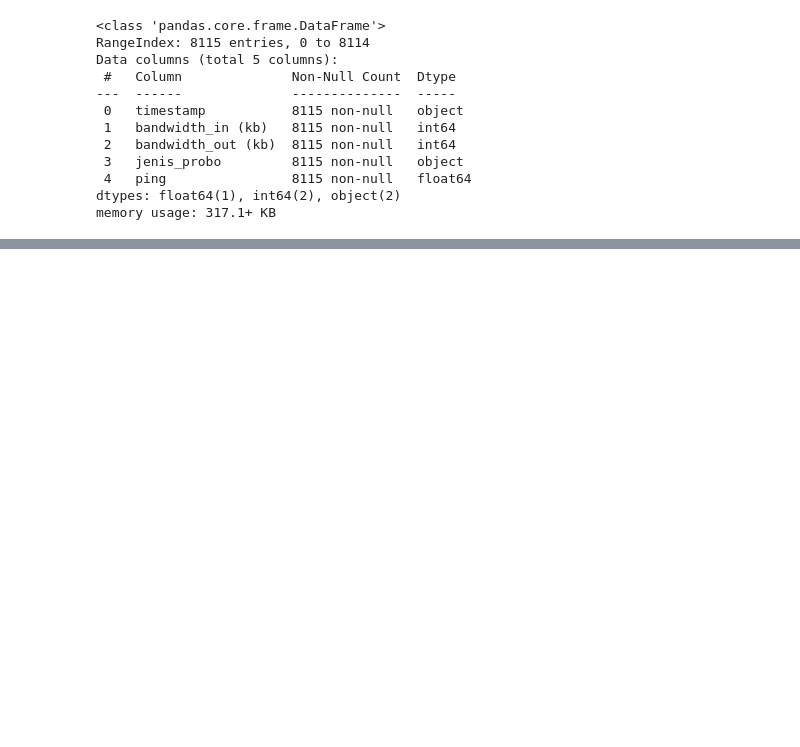
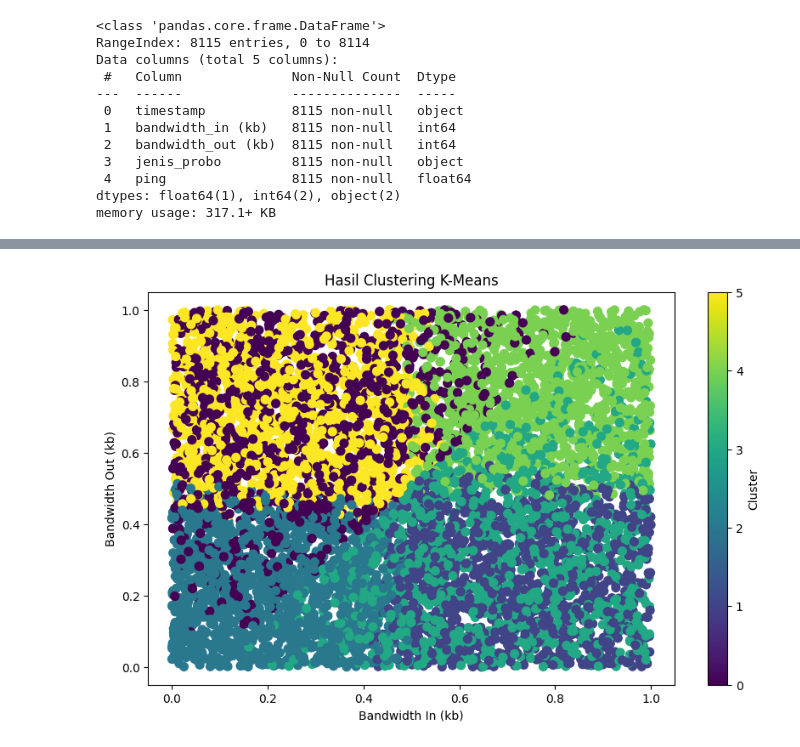
Before and after one commit to NaufalDekha002/NFD_MachineLearning, a Jupyter notebook: NFD_With_K-Means.ipynb, the cells around one changed output, grey strips where cells are left out. Cells and saved outputs as stored; diff of their text form; code cells hidden in the pictures; blank space fills up the shorter version.

```diff
--- a/NFD_With_K-Means.ipynb
+++ b/NFD_With_K-Means.ipynb
@@ -173,0 +121,13 @@ weighted avg       0.96      0.96      0.96       450
+# %%
+# === 4. Analisis Centroid Kluster ===
+centroids = kmeans.cluster_centers_
+print("Centroid Kluster:\n", centroids)
+
+cluster_bandwidth_totals = centroids[:, 0] + centroids[:, 1]
+flood_cluster = np.argmax(cluster_bandwidth_totals)  # Kluster dengan total bandwidth tertinggi
+normal_cluster = 1 - flood_cluster  # Kluster lainnya adalah "Normal"
+
+# Mapping kluster ke deskripsi
+cluster_labels = {normal_cluster: 'Normal', flood_cluster: 'Flood'}
+networkpatterns['Label'] = networkpatterns['Cluster'].map(cluster_labels)
+networkpatterns['Label'] = np.where(networkpatterns['Cluster'] < 5, 'Normal', 'Flood')
@@ -173,0 +142,15 @@ weighted avg       0.96      0.96      0.96       450
+# %%
+# === 4. Visualisasi ===
+# Visualisasi hasil clustering
+plt.figure(figsize=(10, 6))
+plt.scatter(
+    x_normalized[:, 0], x_normalized[:, 1],
+    c=networkpatterns['Cluster'], cmap='viridis', s=50
+)
+plt.title("Hasil Clustering K-Means")
+plt.xlabel("Bandwidth In (kb)")
+plt.ylabel("Bandwidth Out (kb)")
+plt.colorbar(label="Cluster")
+plt.show()
+# %% [output]
+[figure, added]
```
Also changed, not shown: parts of 28 cells of this notebook.
